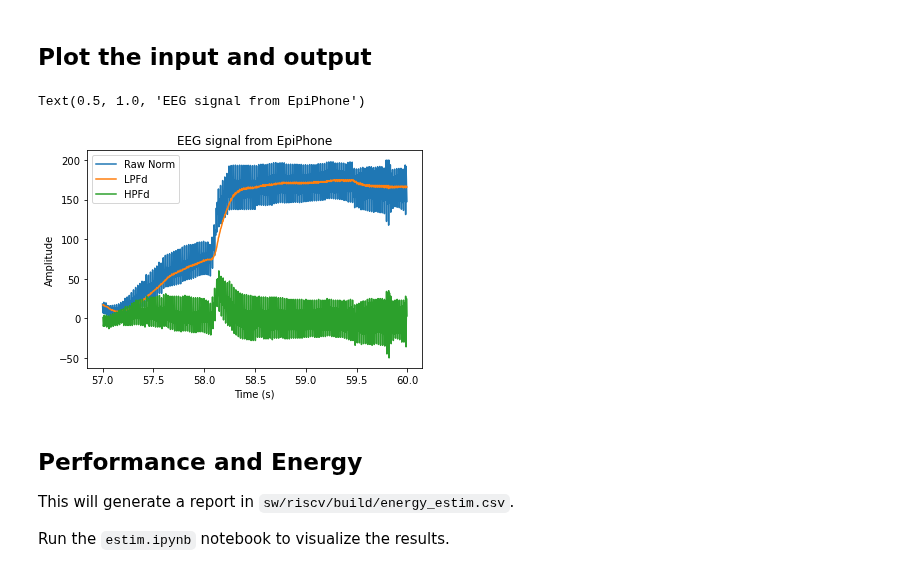
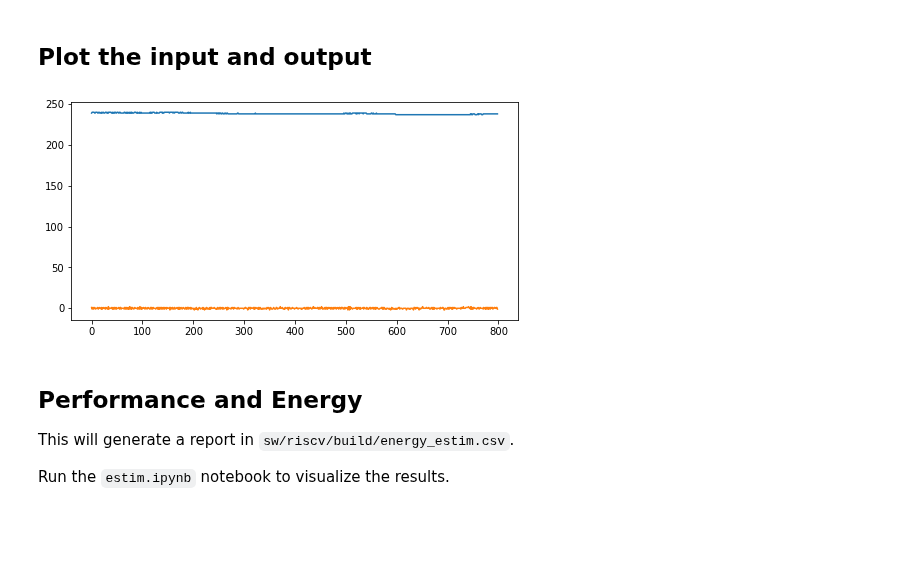
Before and after one commit to esl-epfl/x-heep-femu-sdk, a Jupyter notebook: sw/arm/apps/adc-emu/adc-emu.ipynb, the cells around one changed output. Drawn from its saved outputs; the diff is of its cells as text; code cells hidden in the pictures; blank space fills up the shorter version.

```diff
--- a/sw/arm/apps/adc-emu/adc-emu.ipynb
+++ b/sw/arm/apps/adc-emu/adc-emu.ipynb
@@ -62,6 +62,8 @@ if 1:
 
     din = Timeseries.load(src+src_name+ext_pkl)
     din.data += abs(min(din.data))
+    din.data = din.data[:INPUT_DATA_LENGTH]
+    din.time = din.time[:INPUT_DATA_LENGTH]
     din.export_bin(path=APP_PATH, name=ADC_BIN_NAME)
 
     INPUT_DATA_LENGTH = len(din.data)
@@ -84,12 +86,18 @@ VERBOSE         = 0
 ENABLE_PRINTF   = 1
 
 
-
+# Define some standards to parse the X-HEEP output
+OUTPUT_START_SEQ    = "# "
+OUTPUT_DIVIDER      = "|"
+OUTPUT_END_SEQ      = "#---"
 # Write the definitions header file to share information with the C code
 defs = APP_PATH + 'definitions.h'
 xh.open_definitions (defs, "DEFINITIONS")
 xh.add_definition   (defs, "INPUT_DATA_LENGTH", INPUT_DATA_LENGTH)
 xh.add_definition   (defs, "ENABLE_PRINTF",     ENABLE_PRINTF)
+xh.add_definition   (defs, "OUTPUT_START_SEQ",  OUTPUT_START_SEQ)
+xh.add_definition   (defs, "OUTPUT_DIVIDER",    OUTPUT_DIVIDER)
+xh.add_definition   (defs, "OUTPUT_END_SEQ",    OUTPUT_END_SEQ)
 xh.close_definitions (defs)
 
 
@@ -147,17 +181,26 @@ hpfd.data = cols[1]
 # %%
 import matplotlib.pyplot as plt
 
-plt.plot(din.time, din.data)
-plt.plot(din.time[1:], lpfd.data)
-plt.plot(din.time[1:], hpfd.data)
+plts = len(series)
+fig, axs = plt.subplots(ncols=plts, figsize=(8*plts, 4))
 
-plt.legend([ din.name, lpfd.name, hpfd.name])
-plt.xlabel("Time (s)")
-plt.ylabel("Amplitude")
-plt.title("EEG signal from EpiPhone")
+
+for p in range(plts):
+    for s in range(len(series[p])):
+        ax = axs if len(series) == 1 else axs[p]
+        ax.plot(series[p][s].data)
+
+
+# plt.plot(din.time, din.data)
+# plt.plot(din.time[1:], lpfd.data)
+# plt.plot(din.time[1:], hpfd.data)
+
+# plt.legend([ din.name, lpfd.name, hpfd.name])
+# plt.xlabel("Time (s)")
+# plt.ylabel("Amplitude")
+# plt.title("EEG signal from EpiPhone")
 # %% [output]
-Text(0.5, 1.0, 'EEG signal from EpiPhone')
-[figure, old version]
+[figure, new version]
 # %% [markdown]
 ## Performance and Energy
 
```
Also changed, not shown: parts of 2 cells of this notebook, 12 other files.
